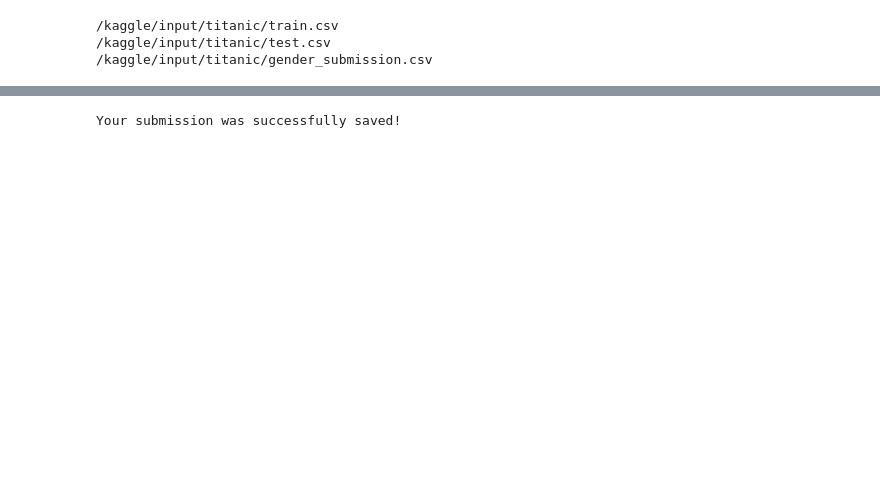
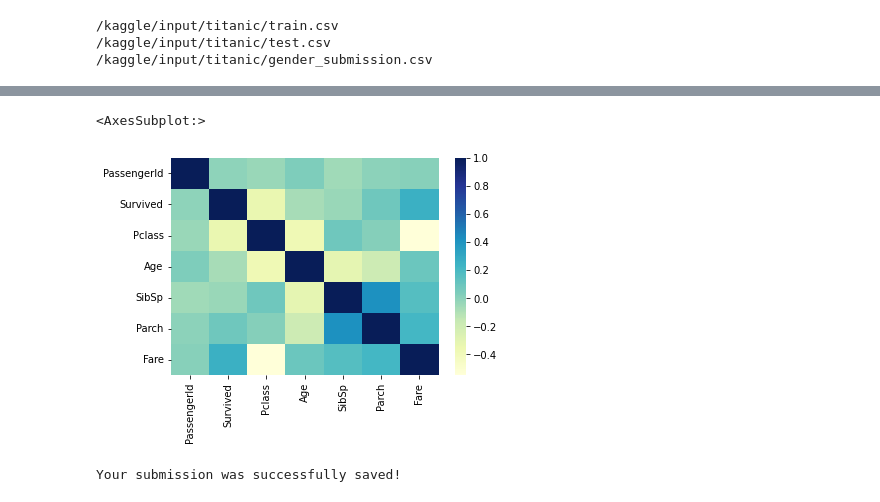
Before and after one commit to logan-sherraden/Kaggle-titanic-ML, a Jupyter notebook: getting-started-with-titanic.ipynb, the cells around one changed output, grey strips where cells are left out. Drawn from its saved outputs; the diff is of its cells as text; code cells hidden in the pictures; blank space fills up the shorter version.

Commit message:
Kaggle Notebook | Getting Started with Titanic | Version 15

```diff
--- a/getting-started-with-titanic.ipynb
+++ b/getting-started-with-titanic.ipynb
@@ -30,12 +40,10 @@ for dirname, _, filenames in os.walk('/kaggle/input'):
 /kaggle/input/titanic/test.csv
 /kaggle/input/titanic/gender_submission.csv
 # %%
-# Data investigation
+# Import needed files
 
-train_data = pd.read_csv("/kaggle/input/titanic/train.csv")
-train_data.head()
+titanic_data = pd.read_csv("/kaggle/input/titanic/train.csv")
 
 test_data = pd.read_csv("/kaggle/input/titanic/test.csv")
-test_data.head()
 
-# Correlation
+# add feature 'succesfully added'
@@ -49,3 +86,10 @@ test_data.head()
+# %%
+# Correlation heatmap with Yellow, Green, Blue
+
+sns.heatmap(titanic_data.corr(), cmap = 'YlGnBu')
+# %% [output]
+<AxesSubplot:>
+[figure, added]
 # %%
 # Model selection
 
```
Also changed, not shown: parts of 7 cells of this notebook.
